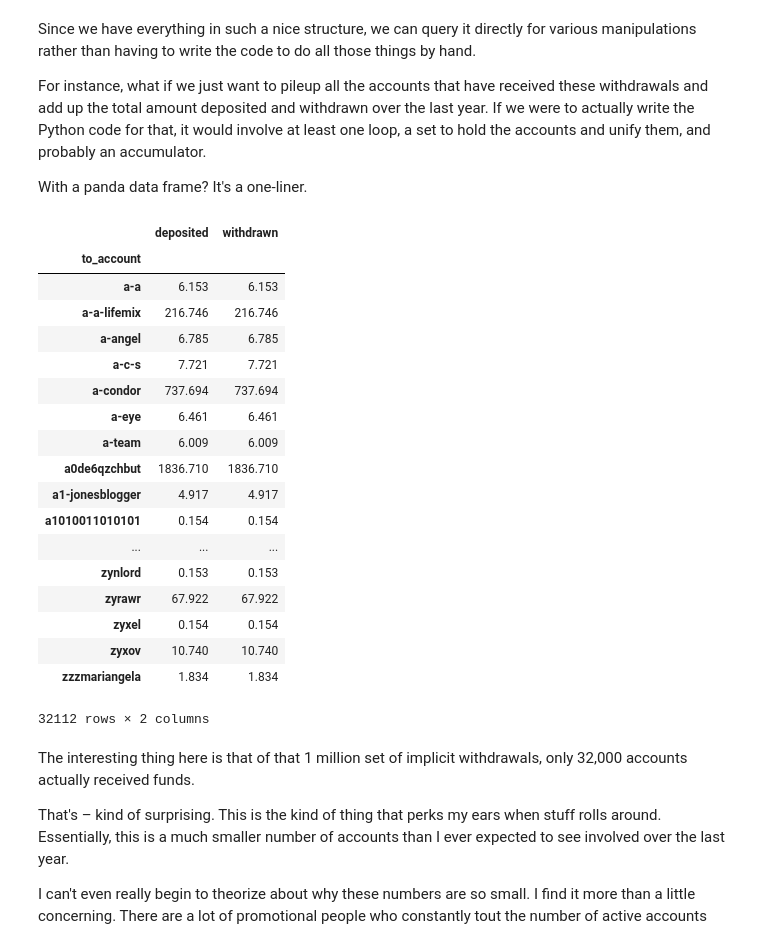
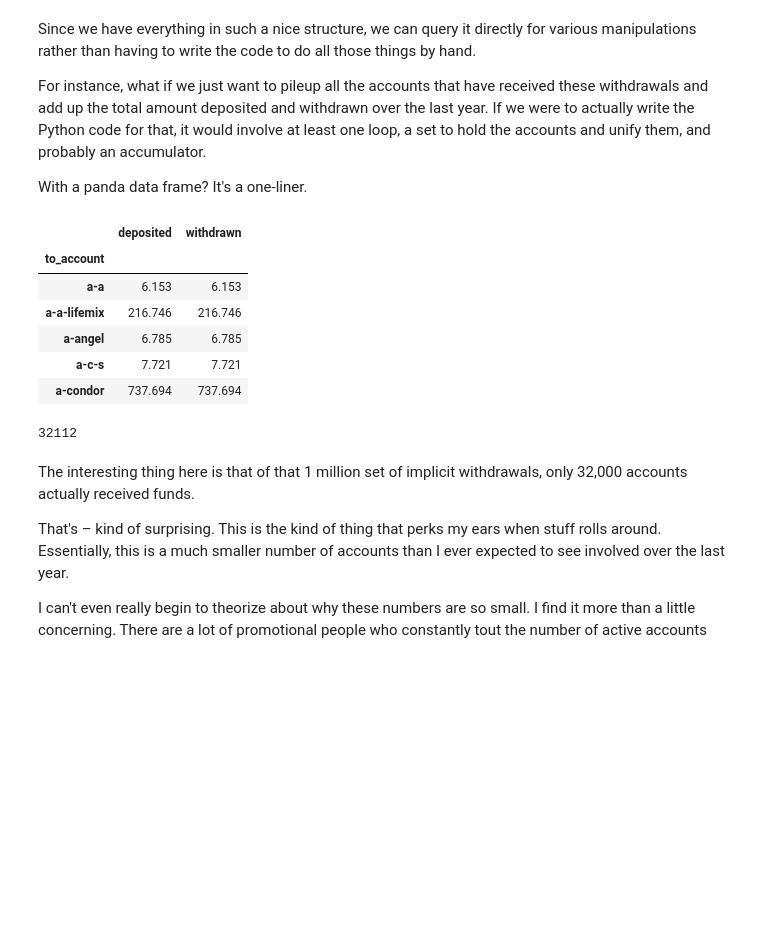
Before and after one commit to SquidLord/Steem-Per-Vests-Over-Time, a Jupyter notebook: Steem-Per-Mvests Over Time.ipynb, the cells around one changed output. Saved outputs shown, nothing was run; the diff lists cells and outputs as text; code cells hidden in the pictures; blank space fills up the shorter version.

```diff
--- a/Steem-Per-Mvests Over Time.ipynb
+++ b/Steem-Per-Mvests Over Time.ipynb
@@ -183,27 +183,19 @@ For instance, what if we just want to pileup all the accounts that have received
 
 With a panda data frame? It's a one-liner.
 # %%
-Data.groupby('to_account')['deposited', 'withdrawn'].sum()
+Data.groupby('to_account')['deposited', 'withdrawn'].sum().head()
 # %% [output]
 |  | deposited | withdrawn |
 | to_account |  |  |
 | a-a | 6.153 | 6.153 |
 | a-a-lifemix | 216.746 | 216.746 |
 | a-angel | 6.785 | 6.785 |
 | a-c-s | 7.721 | 7.721 |
 | a-condor | 737.694 | 737.694 |
-| a-eye | 6.461 | 6.461 |
-| a-team | 6.009 | 6.009 |
-| a0de6qzchbut | 1836.710 | 1836.710 |
-| a1-jonesblogger | 4.917 | 4.917 |
-| a1010011010101 | 0.154 | 0.154 |
-| ... | ... | ... |
-| zynlord | 0.153 | 0.153 |
-| zyrawr | 67.922 | 67.922 |
-| zyxel | 0.154 | 0.154 |
-| zyxov | 10.740 | 10.740 |
-| zzzmariangela | 1.834 | 1.834 |
-32112 rows × 2 columns
+# %%
+len(Data.groupby('to_account')['deposited', 'withdrawn'].sum())
+# %% [output]
+32112
 # %% [markdown]
 The interesting thing here is that of that 1 million set of implicit withdrawals, only 32,000 accounts actually received funds.
 
```
Also changed, not shown: parts of 23 cells of this notebook, 5 other files.
